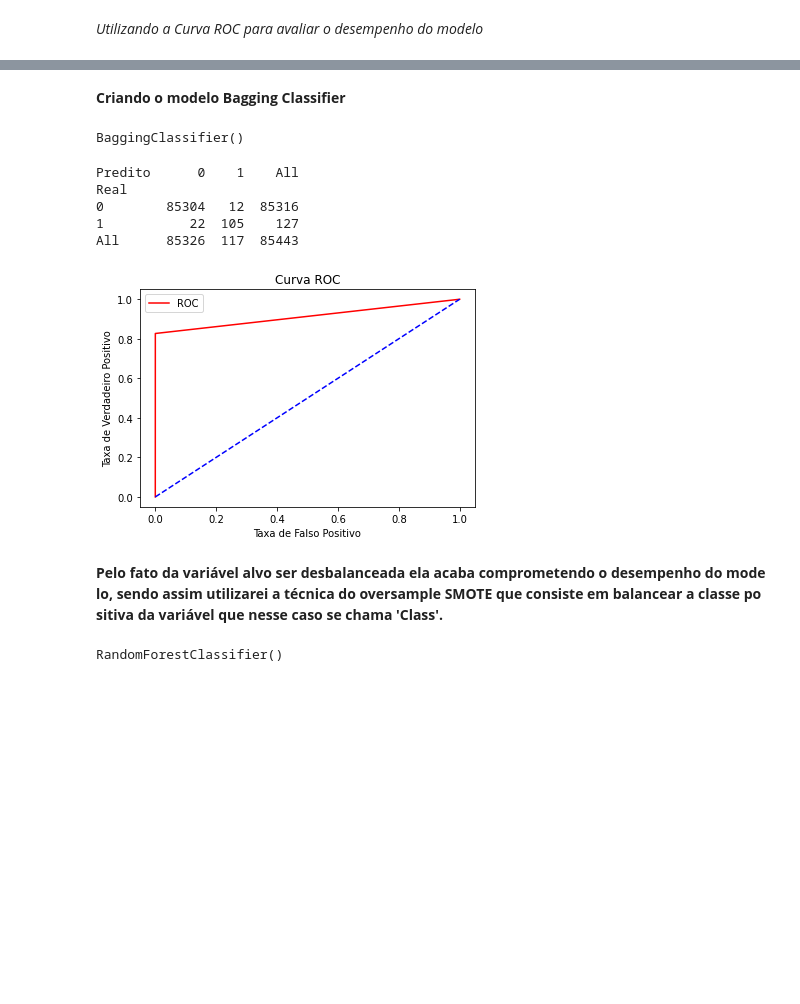
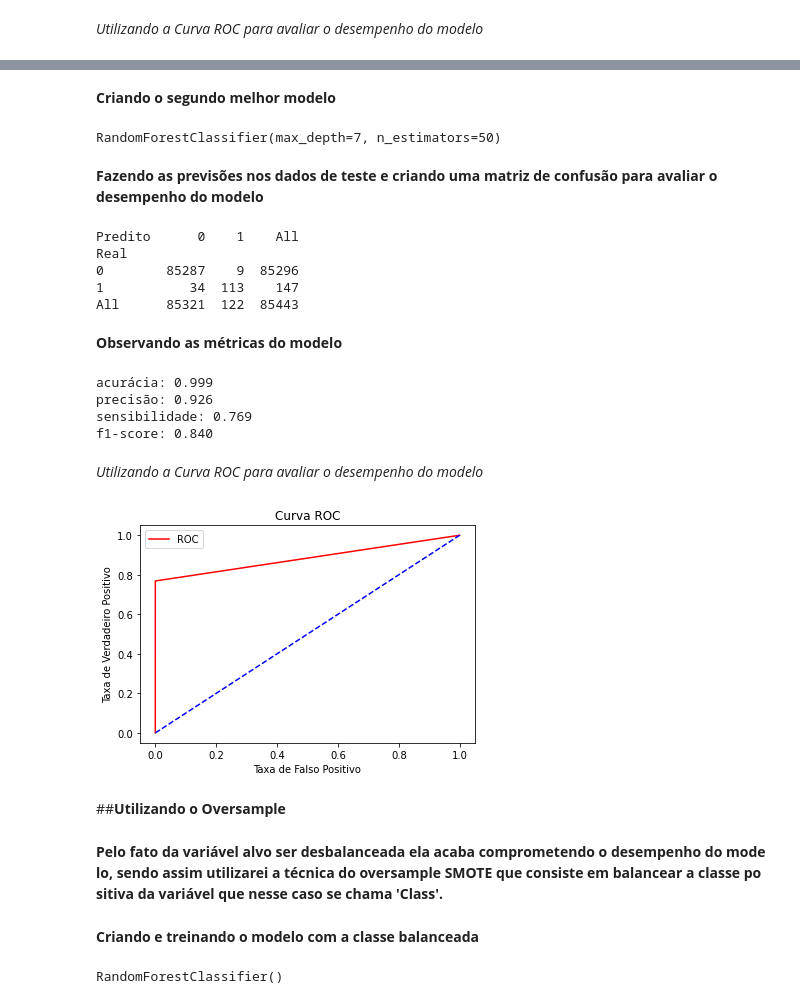
Before and after one commit to JosenildoJunior/Fraud_prediction, a Jupyter notebook: CreditCard_fraud_detection.ipynb, the cells around one changed output, grey strips where cells are left out. Saved outputs shown, nothing was run; the diff lists cells and outputs as text; code cells hidden in the pictures; blank space fills up the shorter version.

```diff
--- a/CreditCard_fraud_detection.ipynb
+++ b/CreditCard_fraud_detection.ipynb
@@ -380,3 +402,11 @@ def plot_curva_roc(x, y):
+# %%
+# Separando os dados do DF completo em X e Y para as criações dos modelos
+
+# Variaveis preditoras
+X = df.drop('Class', axis = 1)
+
+# Variavel resposta
+y = df['Class']
 # %% [markdown]
 *Importando biblioteca para separação de dados*
 # %%
@@ -392,6 +422,6 @@ X_treino, X_teste, y_treino, y_teste = train_test_split(X, y, test_size = 0.3)
 # %%
 # Criando o modelo
-modelo_rf = RandomForestClassifier(n_estimators=100)
+modelo_rf = RandomForestClassifier(n_estimators=150, max_depth = 7)
 
 # Treinando o modelo
 modelo_rf.fit(X_treino, y_treino)
@@ -425,31 +462,47 @@ plot_curva_roc(x, y)
 # %% [markdown]
-**Criando o modelo Bagging Classifier**
+**Criando o segundo melhor modelo**
 # %%
 # Criando o modelo
-bagg = BaggingClassifier()
+modelo_rf2 = RandomForestClassifier(n_estimators=50, max_depth = 7)
 
 # Treinando o modelo
-bagg.fit(X_treino, y_treino)
+modelo_rf2.fit(X_treino, y_treino)
 # %% [output]
-BaggingClassifier()
+RandomForestClassifier(max_depth=7, n_estimators=50)
+# %% [markdown]
+**Fazendo as previsões nos dados de teste e criando uma matriz de confusão para avaliar o desempenho do modelo**
 # %%
 # Fazendo as previsões
-bagg_pred = bagg.predict(X_teste)
+rf2_pred = modelo_rf2.predict(X_teste)
 
 # Observando a matriz de confusão
-print(pd.crosstab(y_teste,bagg_pred, rownames=['Real'], colnames=['Predito'], margins=True))
+print(pd.crosstab(y_teste,rf2_pred, rownames=['Real'], colnames=['Predito'], margins=True))
 # %% [output]
 Predito      0    1    All
 Real
-0        85304   12  85316
-1           22  105    127
-All      85326  117  85443
+0        85287    9  85296
+1           34  113    147
+All      85321  122  85443
+# %% [markdown]
+**Observando as métricas do modelo**
+# %%
+# Observando as métricas do modelo, em comparação com novos dados
+metricas(y_teste, rf2_pred.round())
+# %% [output]
+acurácia: 0.999
+precisão: 0.926
+sensibilidade: 0.769
+f1-score: 0.840
+# %% [markdown]
+*Utilizando a Curva ROC para avaliar o desempenho do modelo*
 # %%
 # Fazendo as comparações e exibindo o gráfico da curva
-x, y, thresholds = roc_curve(y_teste, bagg_pred)
+x, y, thresholds = roc_curve(y_teste, rf2_pred)
 plot_curva_roc(x, y)
 # %% [output]
-[figure, old version]
+[figure, new version]
+# %% [markdown]
+##**Utilizando o Oversample**
 # %% [markdown]
 **Pelo fato da variável alvo ser desbalanceada ela acaba comprometendo o desempenho do modelo, sendo assim utilizarei a técnica do oversample SMOTE que consiste em balancear a classe positiva da variável que nesse caso se chama 'Class'.**
 # %%
@@ -461,6 +514,8 @@ oversample = SMOTE()
 
 # Aplicando os registros da classe balanceada
 X_over, y_over = oversample.fit_resample(X_treino, y_treino)
+# %% [markdown]
+**Criando e treinando o modelo com a classe balanceada**
 # %%
 # Criando o modelo
 modelo = RandomForestClassifier()
```
Also changed, not shown: parts of 53 cells of this notebook.
